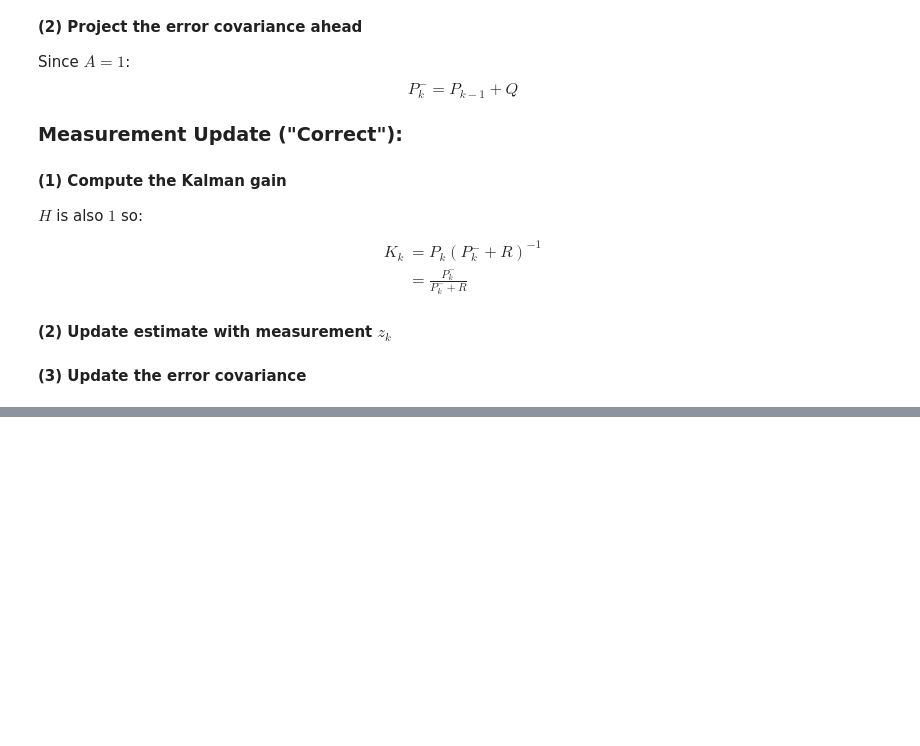
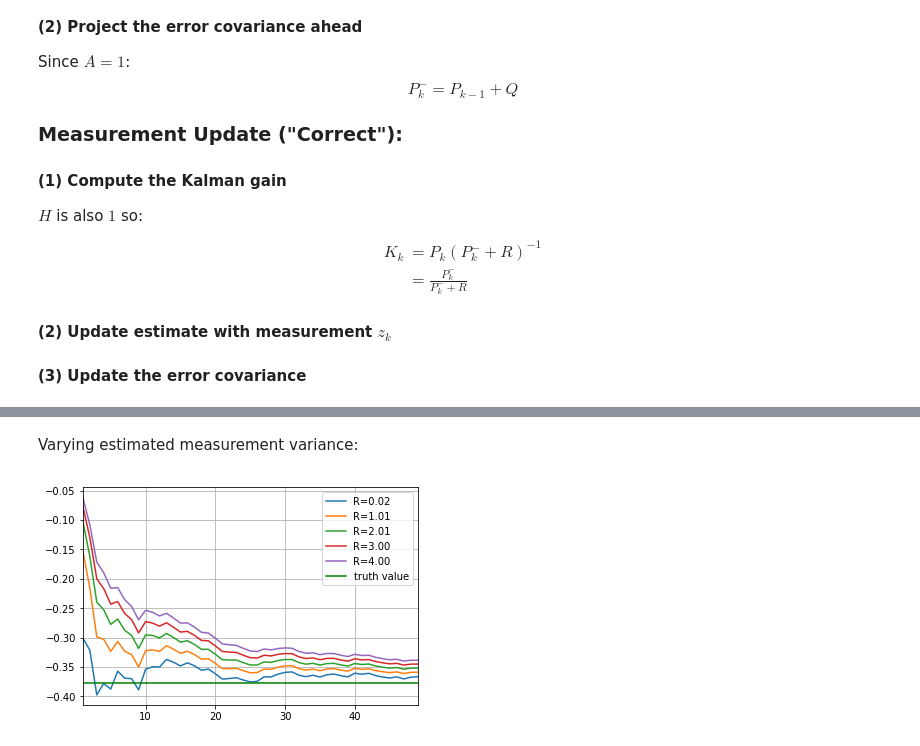
Before and after one commit to martinlarsalbert/feature_selection, a Jupyter notebook: _notebooks/2020-09-01-01_kalman_filter.ipynb, the cells around one changed output, grey strips where cells are left out. Saved outputs shown, nothing was run; the diff lists cells and outputs as text; code cells hidden in the pictures; blank space fills up the shorter version.

```diff
--- a/_notebooks/2020-09-01-01_kalman_filter.ipynb
+++ b/_notebooks/2020-09-01-01_kalman_filter.ipynb
@@ -192,0 +296,16 @@ for k in range(1,n_iter):
+# %% [markdown]
+Varying estimated measurement variance:
+# %%
+#collapse
+
+Rs = np.linspace(0.01,2,5)*2
+
+fig,ax=plt.subplots()
+for R_ in Rs:
+    df = kalman_filter(z=z, x_hat_0=x_hat_0, P_0=P_0, R=R_, Q=Q, H=H)
+    df.plot(y='x_hat',ax=ax, label='R=%0.2f'%R_)
+ax.axhline(x,color='g',label='truth value')
+ax.legend();
+ax.grid(True)
+# %% [output]
+[figure, added]
```
Also changed, not shown: parts of 13 cells of this notebook.
